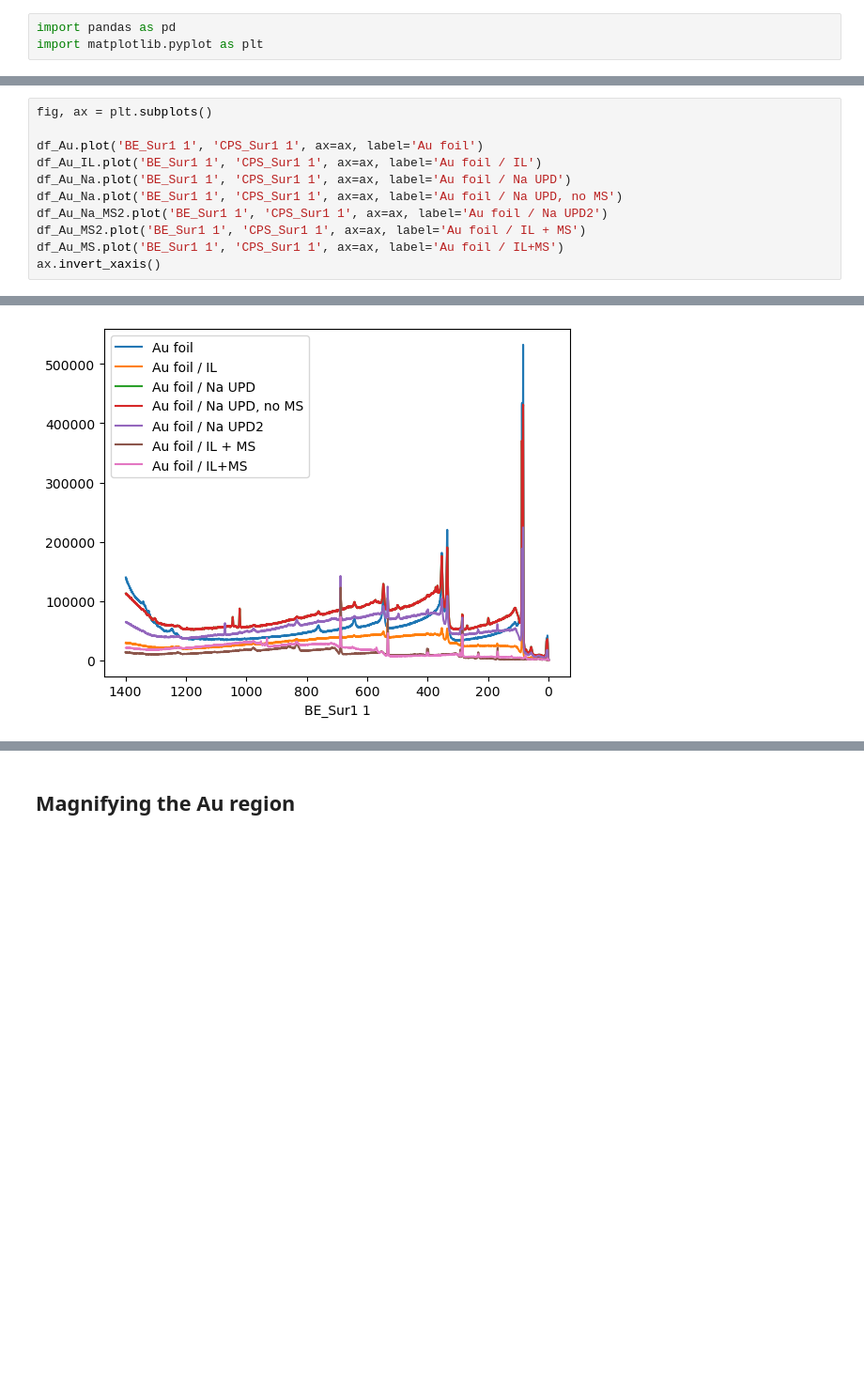
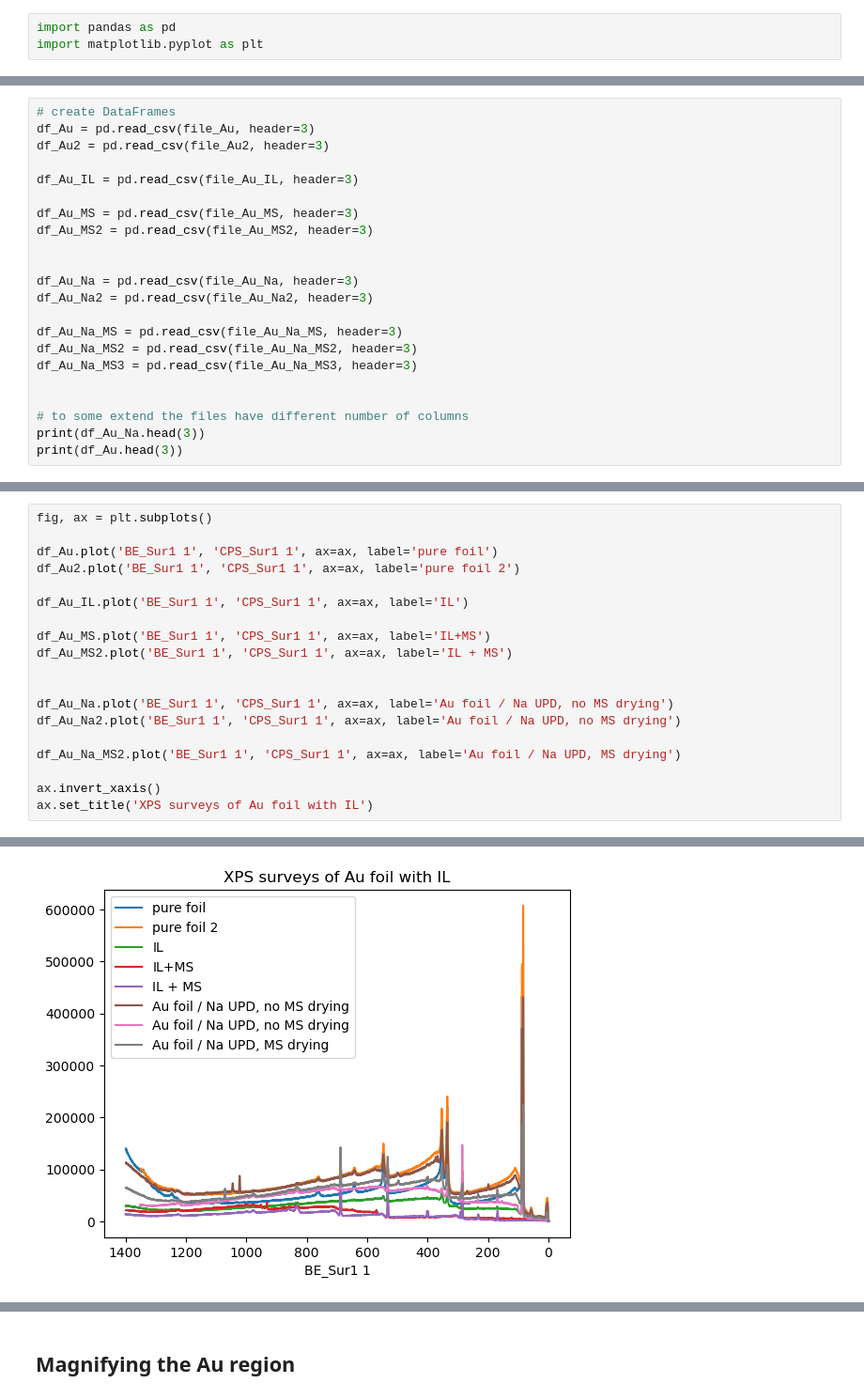
Before and after one commit to theoechem/article_MAHE_2024_IL_pitfalls, a Jupyter notebook: doc/xps.ipynb, the cells around one changed output, grey strips where cells are left out. Shown at 94% size. Cells and saved outputs as stored; diff of their text form; blank space fills up the shorter version.

Commit message:
Add XPS data

```diff
--- a/doc/xps.ipynb
+++ b/doc/xps.ipynb
@@ -45,0 +36,22 @@ df_Au.head(3)
+# %%
+# create DataFrames
+df_Au = pd.read_csv(file_Au, header=3)
+df_Au2 = pd.read_csv(file_Au2, header=3)
+
+df_Au_IL = pd.read_csv(file_Au_IL, header=3)
+
+df_Au_MS = pd.read_csv(file_Au_MS, header=3)
+df_Au_MS2 = pd.read_csv(file_Au_MS2, header=3)
+
+
+df_Au_Na = pd.read_csv(file_Au_Na, header=3)
+df_Au_Na2 = pd.read_csv(file_Au_Na2, header=3)
+
+df_Au_Na_MS = pd.read_csv(file_Au_Na_MS, header=3)
+df_Au_Na_MS2 = pd.read_csv(file_Au_Na_MS2, header=3)
+df_Au_Na_MS3 = pd.read_csv(file_Au_Na_MS3, header=3)
+
+
+# to some extend the files have different number of columns
+print(df_Au_Na.head(3))
+print(df_Au.head(3))
@@ -46,12 +172,20 @@ df_Au.head(3)
 # %%
 fig, ax = plt.subplots()
 
-df_Au.plot('BE_Sur1 1', 'CPS_Sur1 1', ax=ax, label='Au foil')
-df_Au_IL.plot('BE_Sur1 1', 'CPS_Sur1 1', ax=ax, label='Au foil / IL')
-df_Au_Na.plot('BE_Sur1 1', 'CPS_Sur1 1', ax=ax, label='Au foil / Na UPD')
-df_Au_Na.plot('BE_Sur1 1', 'CPS_Sur1 1', ax=ax, label='Au foil / Na UPD, no MS')
-df_Au_Na_MS2.plot('BE_Sur1 1', 'CPS_Sur1 1', ax=ax, label='Au foil / Na UPD2')
-df_Au_MS2.plot('BE_Sur1 1', 'CPS_Sur1 1', ax=ax, label='Au foil / IL + MS')
-df_Au_MS.plot('BE_Sur1 1', 'CPS_Sur1 1', ax=ax, label='Au foil / IL+MS')
+df_Au.plot('BE_Sur1 1', 'CPS_Sur1 1', ax=ax, label='pure foil')
+df_Au2.plot('BE_Sur1 1', 'CPS_Sur1 1', ax=ax, label='pure foil 2')
+
+df_Au_IL.plot('BE_Sur1 1', 'CPS_Sur1 1', ax=ax, label='IL')
+
+df_Au_MS.plot('BE_Sur1 1', 'CPS_Sur1 1', ax=ax, label='IL+MS')
+df_Au_MS2.plot('BE_Sur1 1', 'CPS_Sur1 1', ax=ax, label='IL + MS')
+
+
+df_Au_Na.plot('BE_Sur1 1', 'CPS_Sur1 1', ax=ax, label='Au foil / Na UPD, no MS drying')
+df_Au_Na2.plot('BE_Sur1 1', 'CPS_Sur1 1', ax=ax, label='Au foil / Na UPD, no MS drying')
+
+df_Au_Na_MS2.plot('BE_Sur1 1', 'CPS_Sur1 1', ax=ax, label='Au foil / Na UPD, MS drying')
+
 ax.invert_xaxis()
+ax.set_title('XPS surveys of Au foil with IL')
 # %% [output]
@@ -58 +193 @@ ax.invert_xaxis()
-[figure, old version]
+[figure, new version]
```
Also changed, not shown: parts of 42 cells of this notebook, 25 other files.
